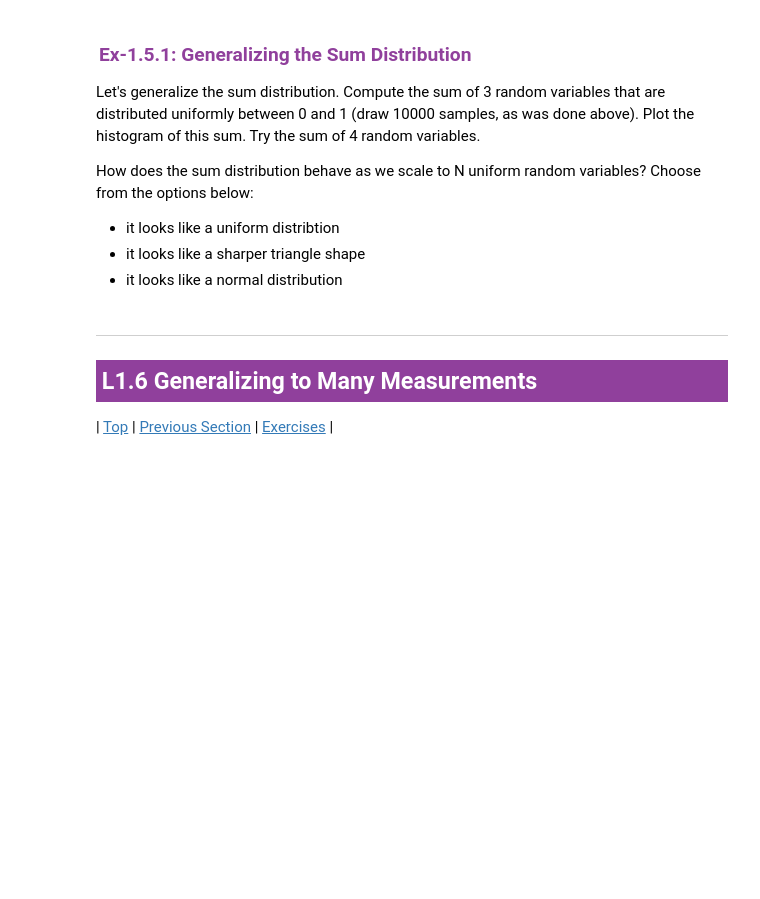
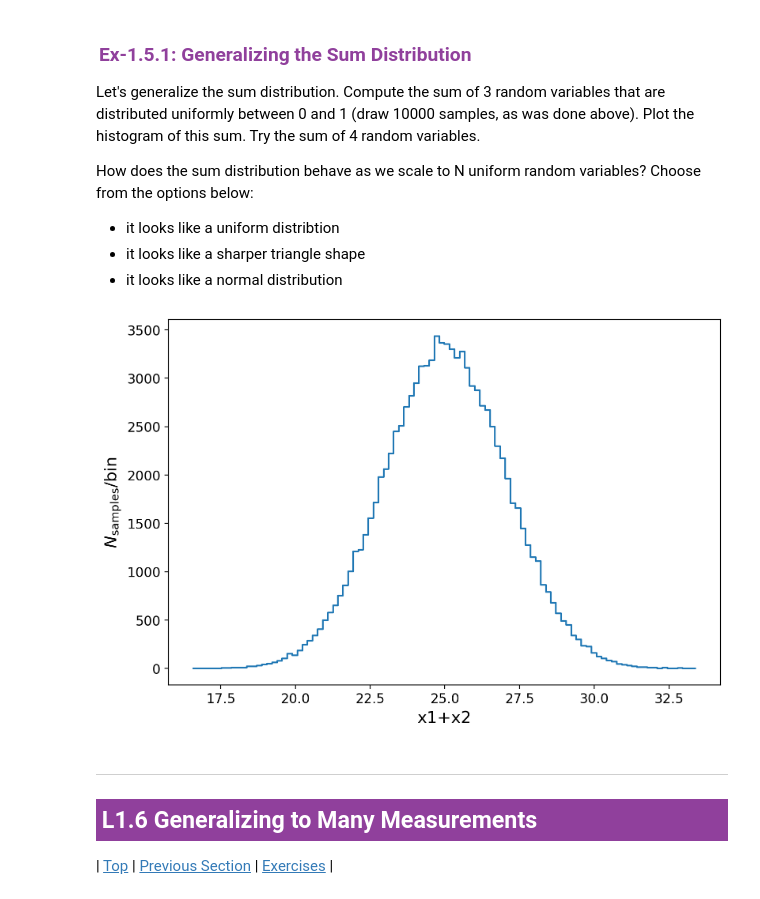
Before and after one commit to catherine4331/ComputationalDataScience, a Jupyter notebook: 8S50x_L01.ipynb, the cells around one changed output. Cells and saved outputs as stored; diff of their text form; code cells hidden in the pictures; blank space fills up the shorter version.

```diff
--- a/8S50x_L01.ipynb
+++ b/8S50x_L01.ipynb
@@ -1037,9 +1078,39 @@ How does the sum distribution behave as we scale to N uniform random variables?
 # %%
 #>>>EXERCISE: L1.5.1
 # Use this cell for drafting your solution (if desired),
 # then enter your solution in the interactive problem online to be graded.
 
-pass
+from functools import reduce
+
+def add(x, y):
+    return x + y
+
+#Let's first add our numbers
+nsamples=100000
+N = 500
+samples_list = [np.random.uniform(0, 1, nsamples) for i in range(N)]
+data = reduce(add, samples_list)
+nbins=100
+
+#now we make a histogram
+histy, bin_edges = np.histogram(data, bins=nbins)
+bin_centers = 0.5*(bin_edges[1:] + bin_edges[:-1])
+
+#plotting-------------------
+#plot size
+fig, ax = plt.subplots(figsize=(9,6))
+
+#plot data
+plt.plot(bin_centers,histy,drawstyle = 'steps-mid')
+
+#plot labels and style
+plt.xlabel('x1+x2', fontsize=15) #Label x
+plt.ylabel('$N_\mathrm{samples}$/bin', fontsize=15) #Label y
+plt.xticks(fontsize=12)
+plt.yticks(fontsize=12)
+plt.show()
+# %% [output]
+[figure, added]
 # %% [markdown]
 <!--start-block-->
 <a name='section_1_6'></a>
```
Also changed, not shown: parts of 8 cells of this notebook.
